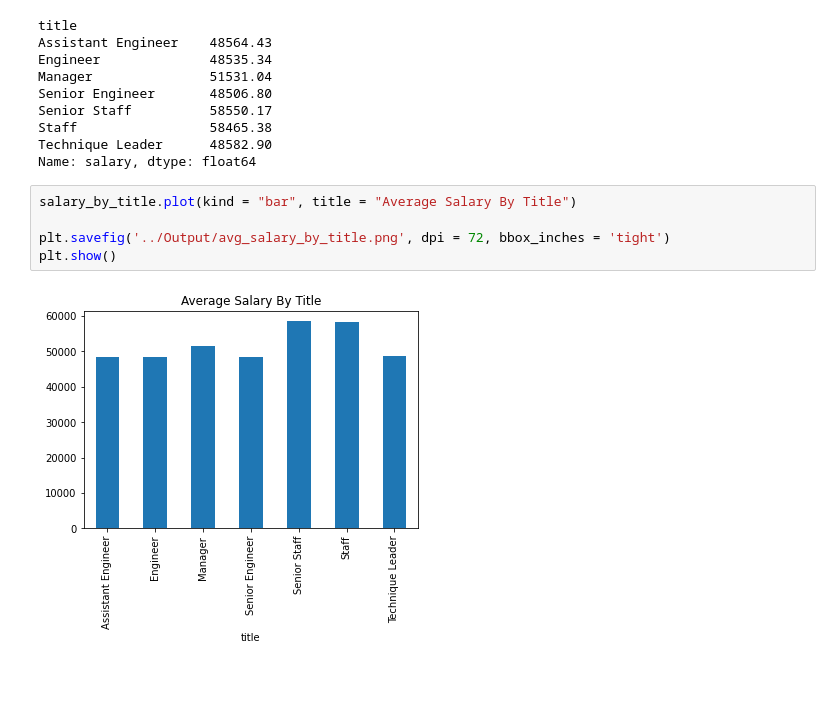
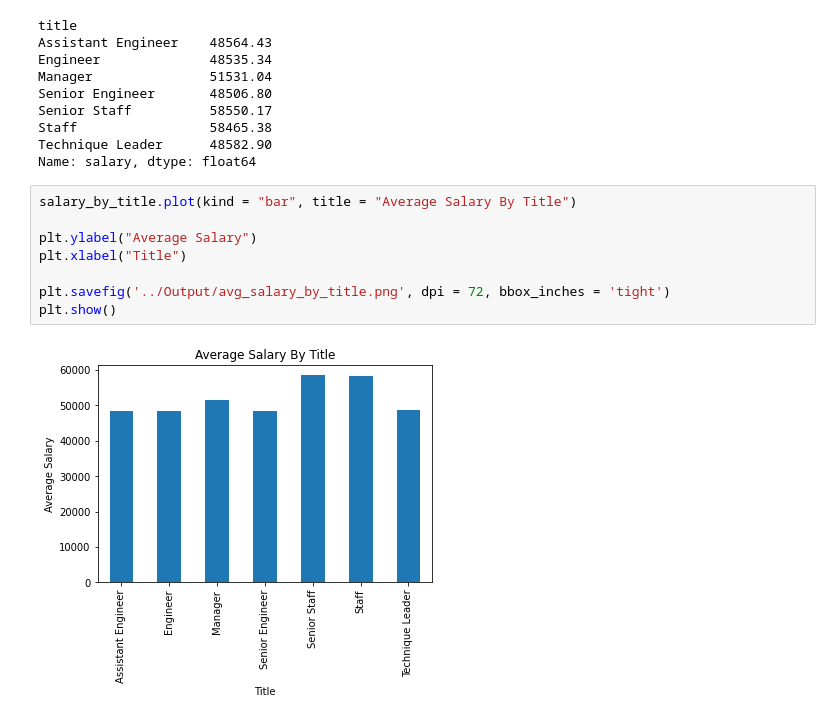
Before and after one commit to cveras33/db-engineering-and-analysis, a Jupyter notebook: Pandas_Analysis/bonus.ipynb, the cells around one changed output. Cells and saved outputs as stored; diff of their text form; blank space fills up the shorter version.

Commit message:
Adding title to bar chart

```diff
--- a/Pandas_Analysis/bonus.ipynb
+++ b/Pandas_Analysis/bonus.ipynb
@@ -175,7 +175,10 @@ Name: salary, dtype: float64
 # %%
 salary_by_title.plot(kind = "bar", title = "Average Salary By Title")
 
+plt.ylabel("Average Salary")
+plt.xlabel("Title")
+
 plt.savefig('../Output/avg_salary_by_title.png', dpi = 72, bbox_inches = 'tight')
 plt.show()
 # %% [output]
-[figure, old version]
+[figure, new version]
```
